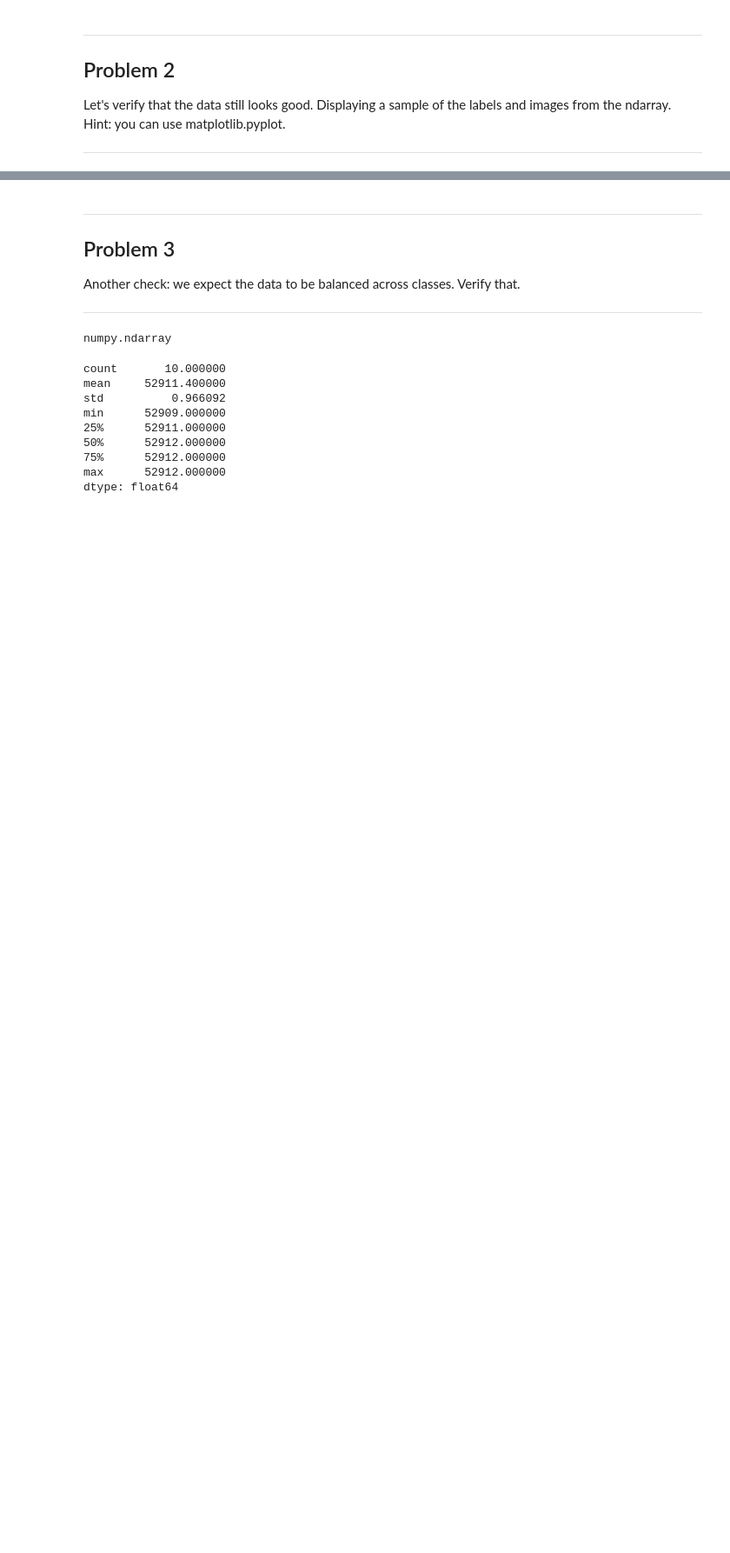
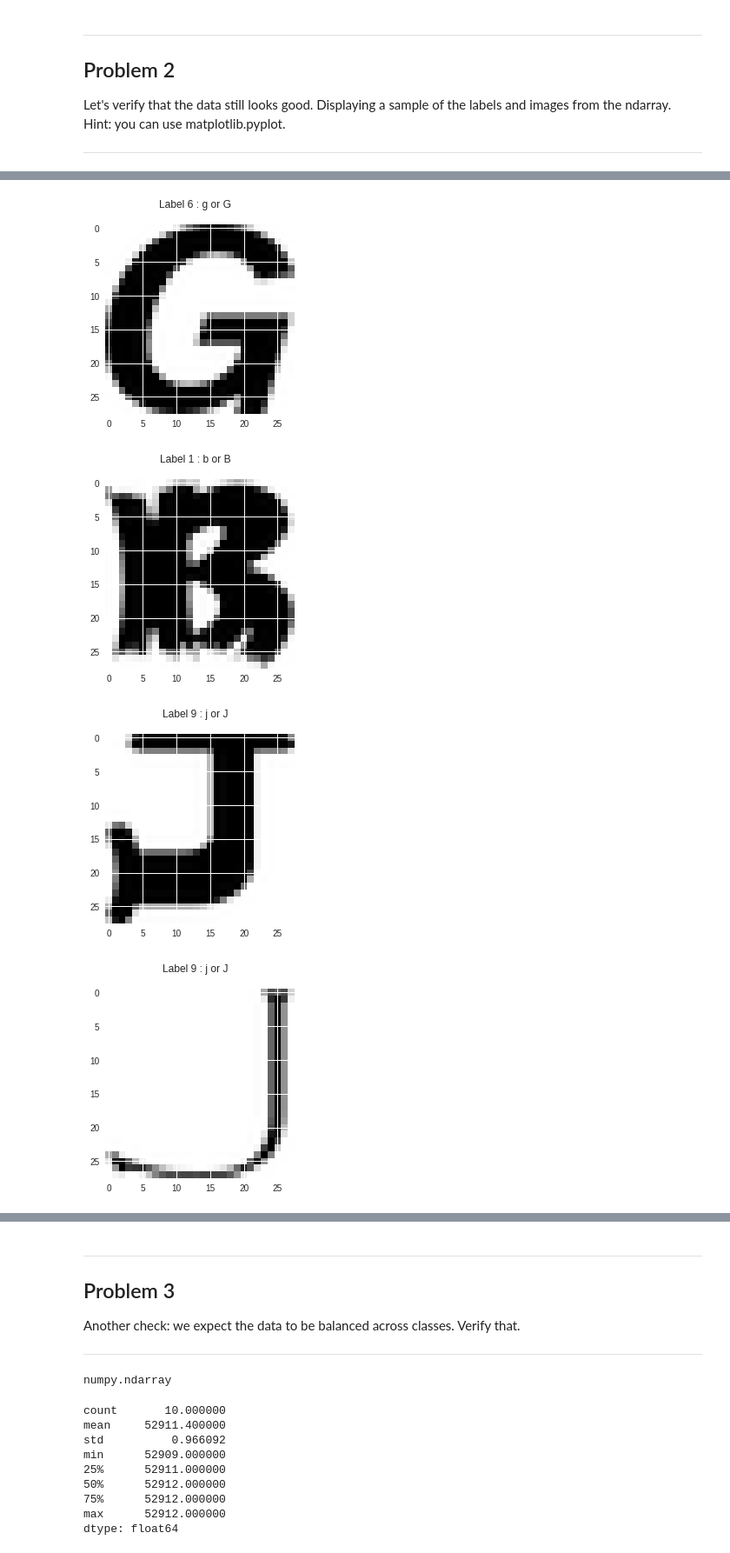
Before and after one commit to vmartinezalvarez/Deep-Learning-by-Google_UDACITY, a Jupyter notebook: 1_notmnist.ipynb, the cells around one changed output, grey strips where cells are left out. Shown at 87% size. Cells and saved outputs as stored; diff of their text form; code cells hidden in the pictures; blank space fills up the shorter version.

```diff
--- a/1_notmnist.ipynb
+++ b/1_notmnist.ipynb
@@ -268,0 +272,19 @@ with open(pickle_file, 'rb') as f:
+# %%
+def display_sample_images_from_dataset(dataset, labels, sample_size):
+  image_samples = np.random.randint(dataset.shape[0],size=sample_size)
+  for image_index in image_samples:
+    plt.figure()
+    plt.suptitle('Label ' +
+                 `labels[image_index]` + ' : ' +
+                 chr(ord('a') + labels[image_index]) +  ' or ' +
+                 chr(ord('A') + labels[image_index]))
+    plt.imshow(dataset[image_index])
+
+display_sample_images_from_dataset(train_dataset, train_labels, 10)
+
+display_sample_images_from_dataset(test_dataset, test_labels, 10)
+# %% [output]
+[figure, added]
+[figure, added]
+[figure, added]
+[figure, added]
```
Also changed, not shown: parts of 13 cells of this notebook.
